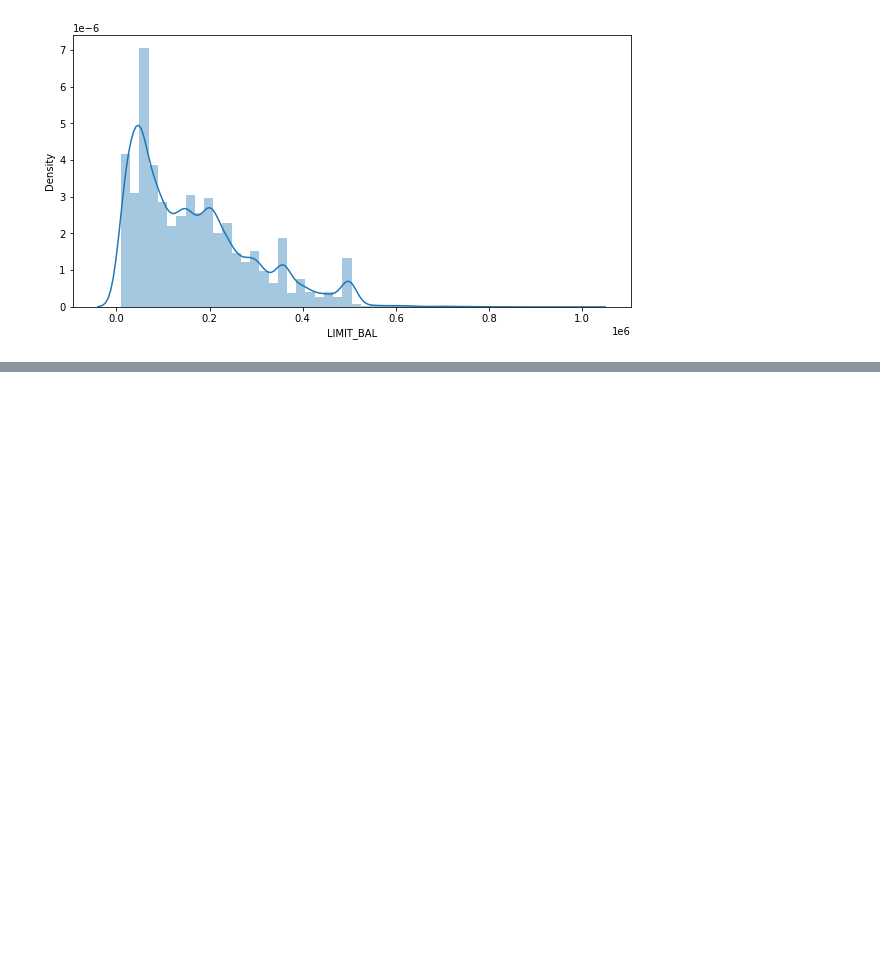
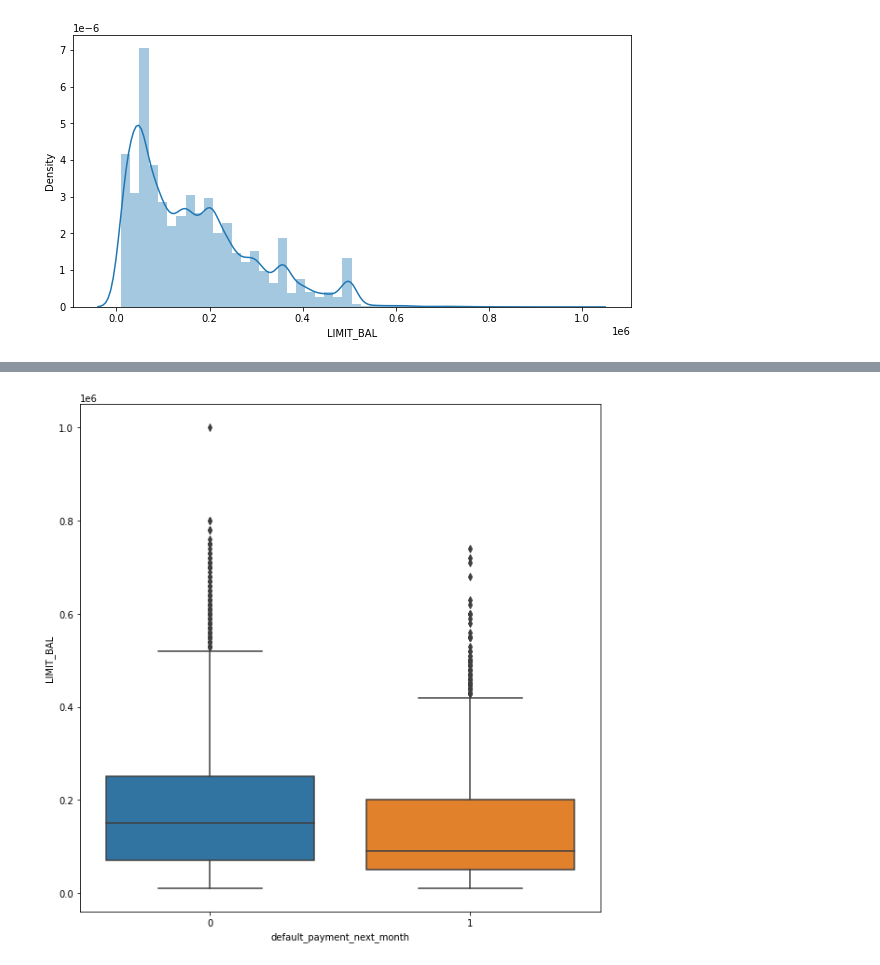
Before and after one commit to kunalmahadik/Credit-Card-Default-Prediction, a Jupyter notebook: Credit_Card_Default_Prediction_Capstone_Project.ipynb, the cells around one changed output, grey strips where cells are left out. Saved outputs shown, nothing was run; the diff lists cells and outputs as text; code cells hidden in the pictures; blank space fills up the shorter version.

```diff
--- a/Credit_Card_Default_Prediction_Capstone_Project.ipynb
+++ b/Credit_Card_Default_Prediction_Capstone_Project.ipynb
@@ -552,0 +535,6 @@ pio.renderers.default = "svg"
+# %%
+#plotting the box plot to vizualize the data distribution
+plt.figure(figsize=(10,10))
+ax = sns.boxplot(x="default_payment_next_month", y="LIMIT_BAL", data=credit_df)
+# %% [output]
+[figure, added]
```
Also changed, not shown: parts of 6 cells of this notebook.
